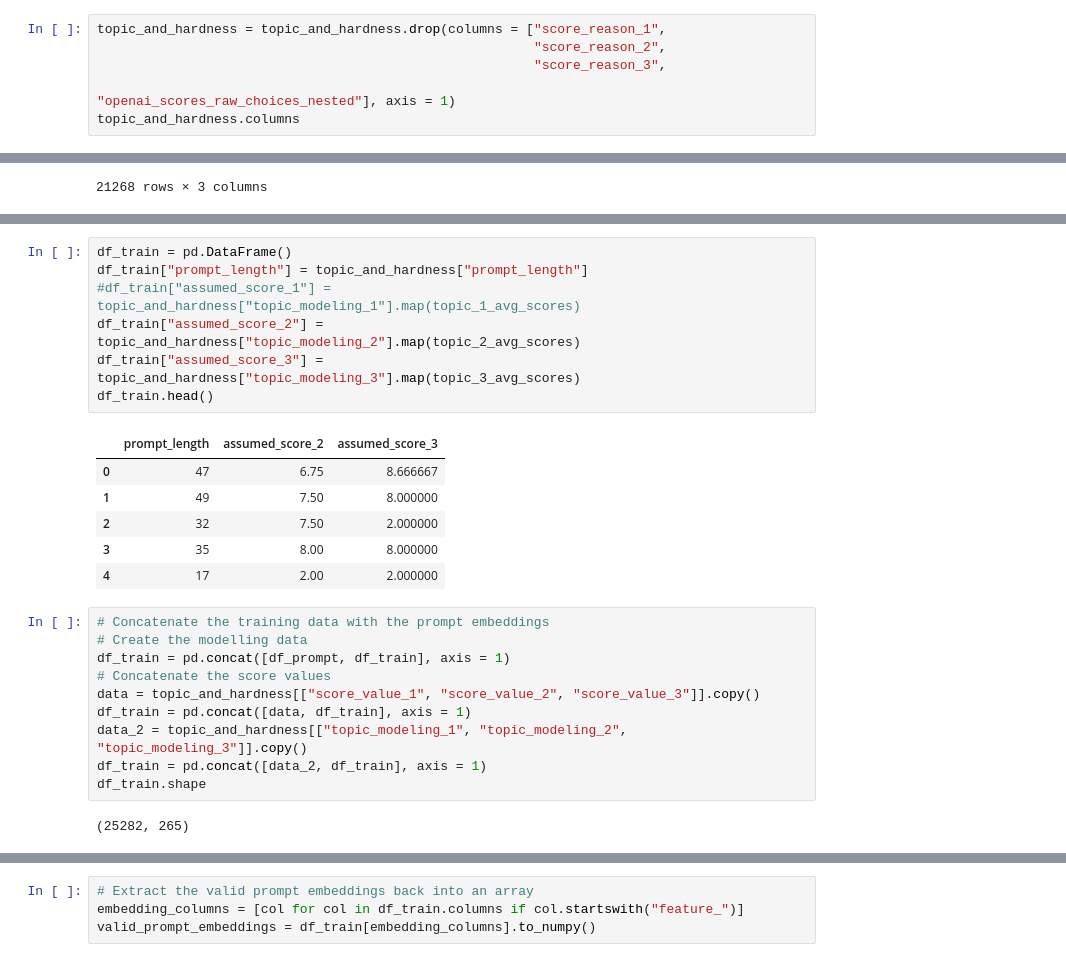
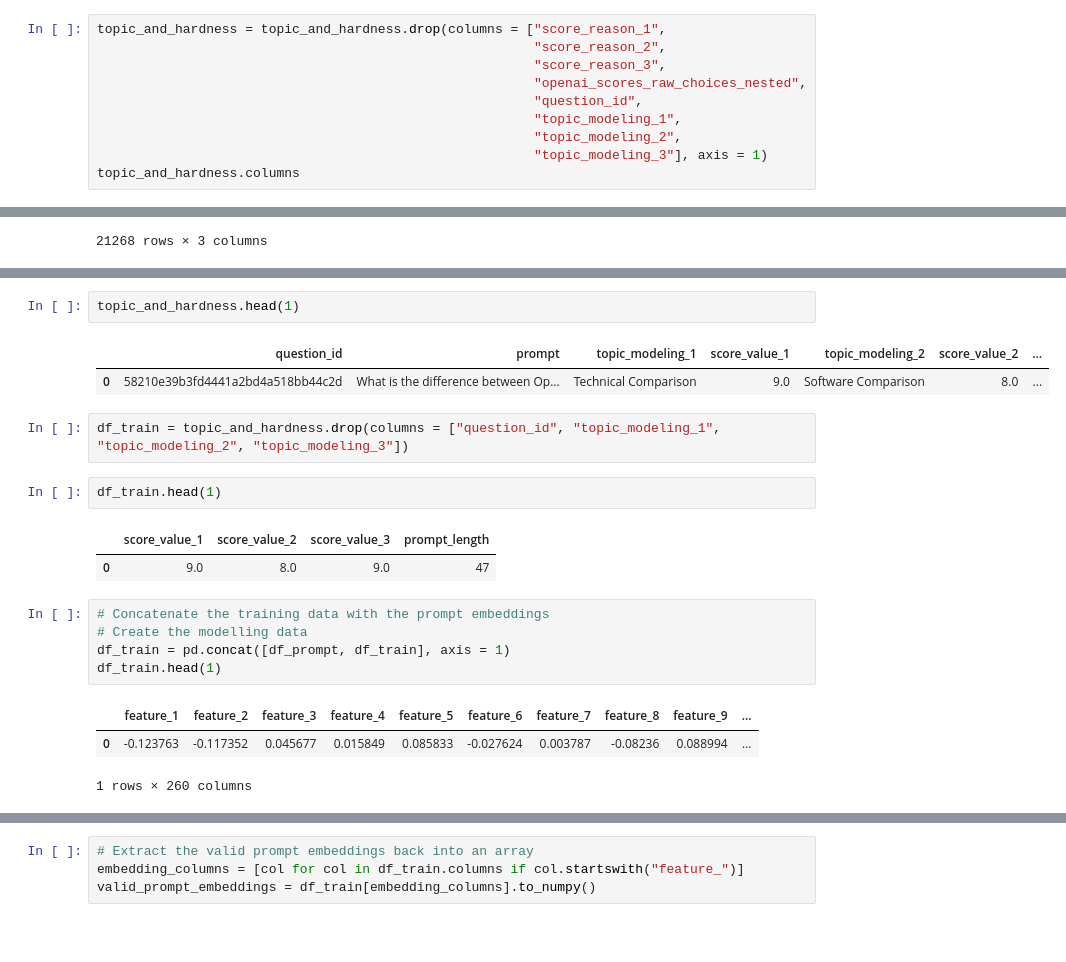
Before and after one commit to rigpin2014/Data200_GradPro, a Jupyter notebook: Milestone 3/task_b.ipynb, the cells around one changed output, grey strips where cells are left out. Drawn from its saved outputs; the diff is of its cells as text; blank space fills up the shorter version.

```diff
--- a/Milestone 3/task_b.ipynb
+++ b/Milestone 3/task_b.ipynb
@@ -50,7 +50,11 @@ topic_and_hardness.head(1)
 topic_and_hardness = topic_and_hardness.drop(columns = ["score_reason_1",
                                                         "score_reason_2",
                                                         "score_reason_3",
-                                                        "openai_scores_raw_choices_nested"], axis = 1)
+                                                        "openai_scores_raw_choices_nested",
+                                                        "question_id",
+                                                        "topic_modeling_1",
+                                                        "topic_modeling_2",
+                                                        "topic_modeling_3"], axis = 1)
 topic_and_hardness.columns
 # %% [output]
 Index(['question_id', 'prompt', 'topic_modeling_1', 'score_value_1',
@@ -116,26 +115,21 @@ topic_3_avg_scores = topic_and_hardness.groupby(["topic_modeling_3"])["score_val
-# %%
-df_train = pd.DataFrame()
-df_train["prompt_length"] = topic_and_hardness["prompt_length"]
-#df_train["assumed_score_1"] = topic_and_hardness["topic_modeling_1"].map(topic_1_avg_scores)
-df_train["assumed_score_2"] = topic_and_hardness["topic_modeling_2"].map(topic_2_avg_scores)
-df_train["assumed_score_3"] = topic_and_hardness["topic_modeling_3"].map(topic_3_avg_scores)
-df_train.head()
-# %% [output]
-|  | prompt_length | assumed_score_2 | assumed_score_3 |
-| 0 | 47 | 6.75 | 8.666667 |
-| 1 | 49 | 7.50 | 8.000000 |
-| 2 | 32 | 7.50 | 2.000000 |
-| 3 | 35 | 8.00 | 8.000000 |
-| 4 | 17 | 2.00 | 2.000000 |
+# %%
+topic_and_hardness.head(1)
+# %% [output]
+|  | question_id | prompt | topic_modeling_1 | score_value_1 | topic_modeling_2 | score_value_2 | ... |
+| 0 | 58210e39b3fd4441a2bd4a518bb44c2d | What is the difference between Op... | Technical Comparison | 9.0 | Software Comparison | 8.0 | ... |
+# %%
+df_train = topic_and_hardness.drop(columns = ["question_id", "topic_modeling_1", "topic_modeling_2", "topic_modeling_3"])
+# %%
+df_train.head(1)
+# %% [output]
+|  | score_value_1 | score_value_2 | score_value_3 | prompt_length |
+| 0 | 9.0 | 8.0 | 9.0 | 47 |
 # %%
 # Concatenate the training data with the prompt embeddings
 # Create the modelling data
 df_train = pd.concat([df_prompt, df_train], axis = 1)
-# Concatenate the score values
-data = topic_and_hardness[["score_value_1", "score_value_2", "score_value_3"]].copy()
-df_train = pd.concat([data, df_train], axis = 1)
-data_2 = topic_and_hardness[["topic_modeling_1", "topic_modeling_2", "topic_modeling_3"]].copy()
-df_train = pd.concat([data_2, df_train], axis = 1)
-df_train.shape
+df_train.head(1)
 # %% [output]
+|  | feature_1 | feature_2 | feature_3 | feature_4 | feature_5 | feature_6 | feature_7 | feature_8 | feature_9 | ... |
+| 0 | -0.123763 | -0.117352 | 0.045677 | 0.015849 | 0.085833 | -0.027624 | 0.003787 | -0.08236 | 0.088994 | ... |
-(25282, 265)
+1 rows × 260 columns
```
Also changed, not shown: parts of 26 cells of this notebook, 4 other files.
